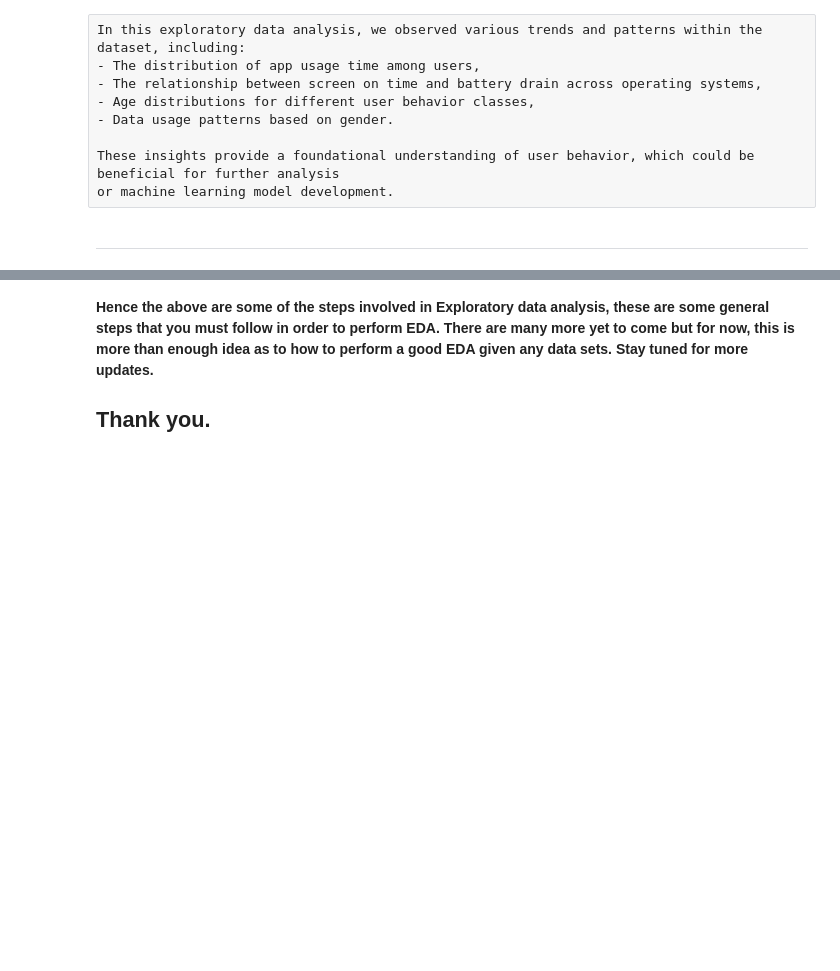
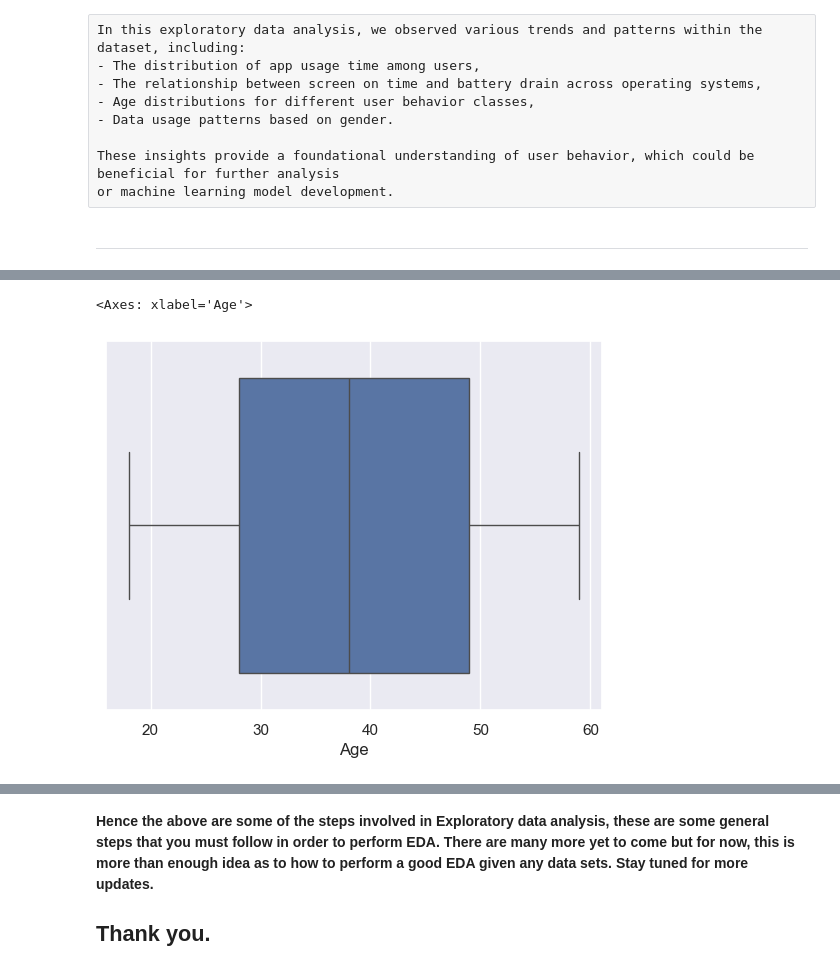
Before and after one commit to DavidBraun777/group-project-seis-631, a Jupyter notebook: intro-to-exploratory-data-analysis-eda-group-1.ipynb, the cells around one changed output, grey strips where cells are left out. Drawn from its saved outputs; the diff is of its cells as text; code cells hidden in the pictures; blank space fills up the shorter version.

```diff
--- a/intro-to-exploratory-data-analysis-eda-group-1.ipynb
+++ b/intro-to-exploratory-data-analysis-eda-group-1.ipynb
@@ -775,0 +998,5 @@ or machine learning model development.
+# %%
+sns.boxplot(x=df['Age'])
+# %% [output]
+<Axes: xlabel='Age'>
+[figure, added]
```
Also changed, not shown: parts of 75 cells of this notebook, 1 other file.
